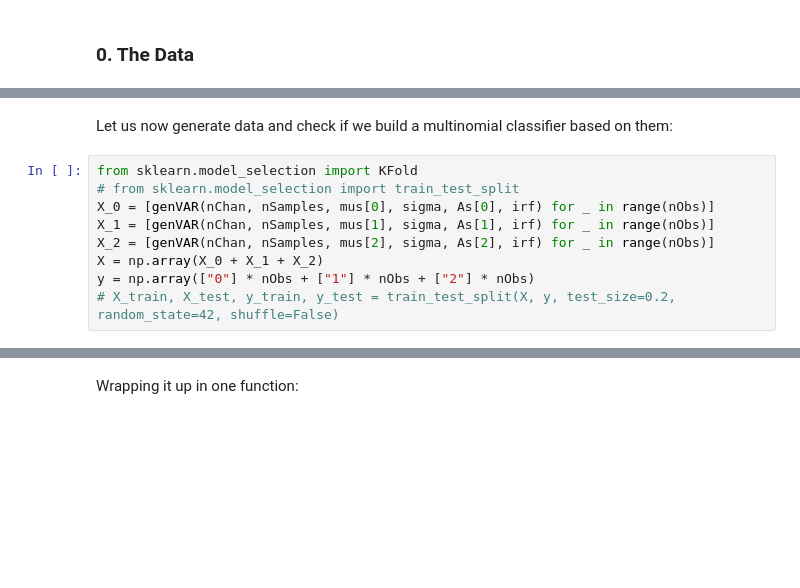
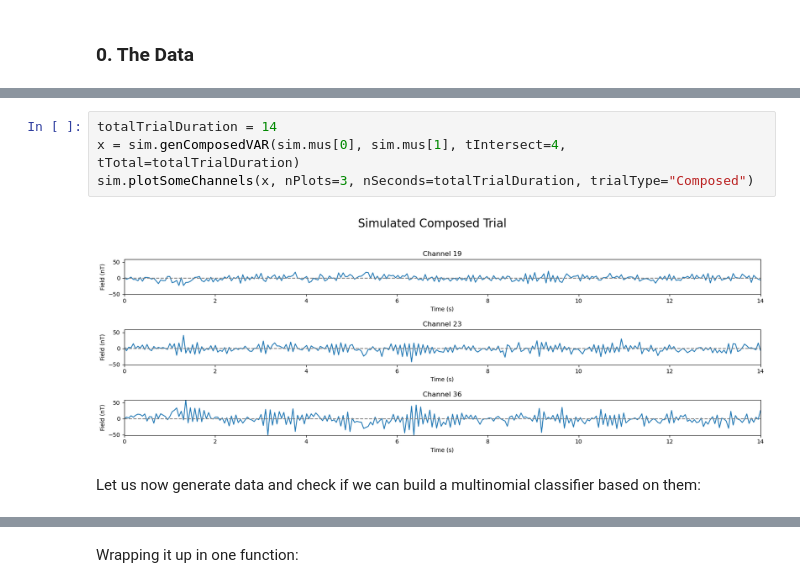
Before and after one commit to adkipnis/compositional-inference-experiment, a Jupyter notebook: simulation-test/spell-decoder.ipynb, the cells around one changed output, grey strips where cells are left out. Saved outputs shown, nothing was run; the diff lists cells and outputs as text; blank space fills up the shorter version.

```diff
--- a/simulation-test/spell-decoder.ipynb
+++ b/simulation-test/spell-decoder.ipynb
@@ -98,11 +299,8 @@ plotSomeChannels(x, 3, nChan, nSamples)
+# %%
+totalTrialDuration = 14
+x = sim.genComposedVAR(sim.mus[0], sim.mus[1], tIntersect=4, tTotal=totalTrialDuration)
+sim.plotSomeChannels(x, nPlots=3, nSeconds=totalTrialDuration, trialType="Composed")
+# %% [output]
+[figure, added]
 # %% [markdown]
-Let us now generate data and check if we build a multinomial classifier based on them:
+Let us now generate data and check if we can build a multinomial classifier based on them:
-# %%
-from sklearn.model_selection import KFold
-# from sklearn.model_selection import train_test_split
-X_0 = [genVAR(nChan, nSamples, mus[0], sigma, As[0], irf) for _ in range(nObs)]
-X_1 = [genVAR(nChan, nSamples, mus[1], sigma, As[1], irf) for _ in range(nObs)]
-X_2 = [genVAR(nChan, nSamples, mus[2], sigma, As[2], irf) for _ in range(nObs)]
-X = np.array(X_0 + X_1 + X_2)
-y = np.array(["0"] * nObs + ["1"] * nObs + ["2"] * nObs)
-# X_train, X_test, y_train, y_test = train_test_split(X, y, test_size=0.2, random_state=42, shuffle=False)
```
Also changed, not shown: parts of 21 cells of this notebook.
